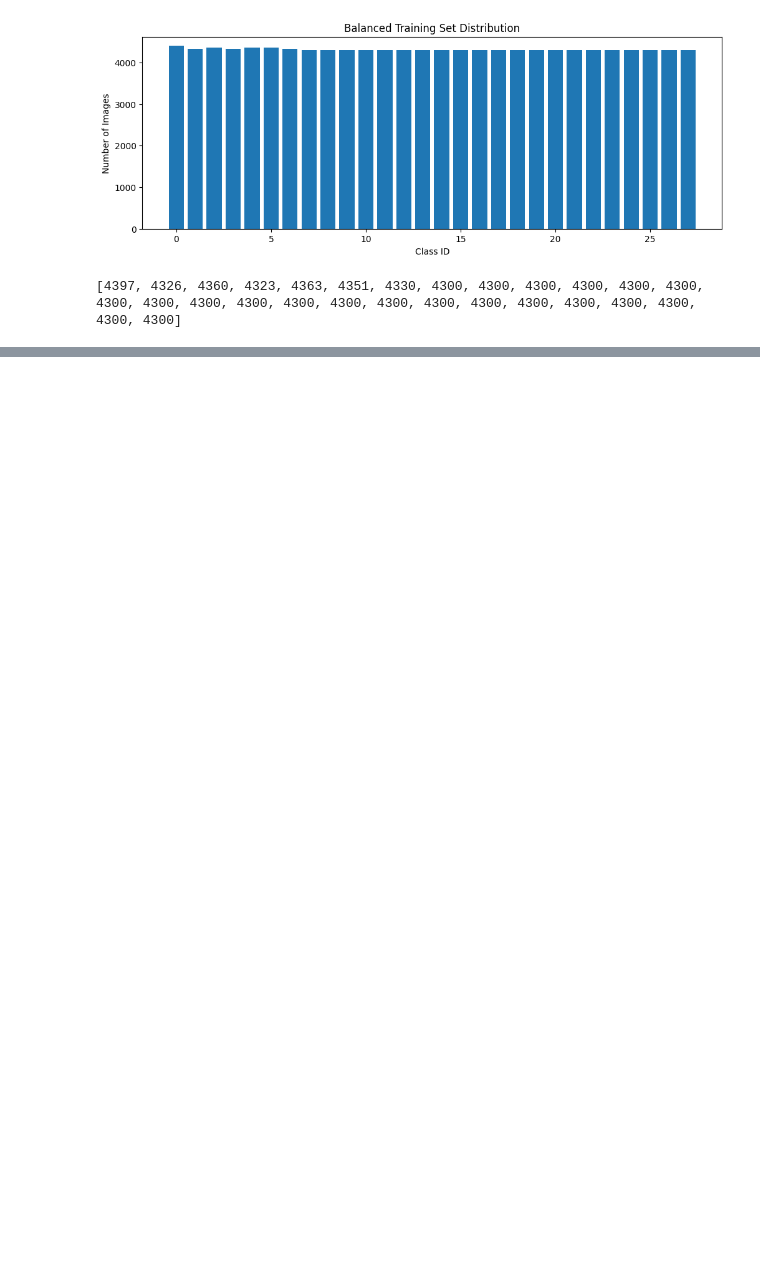
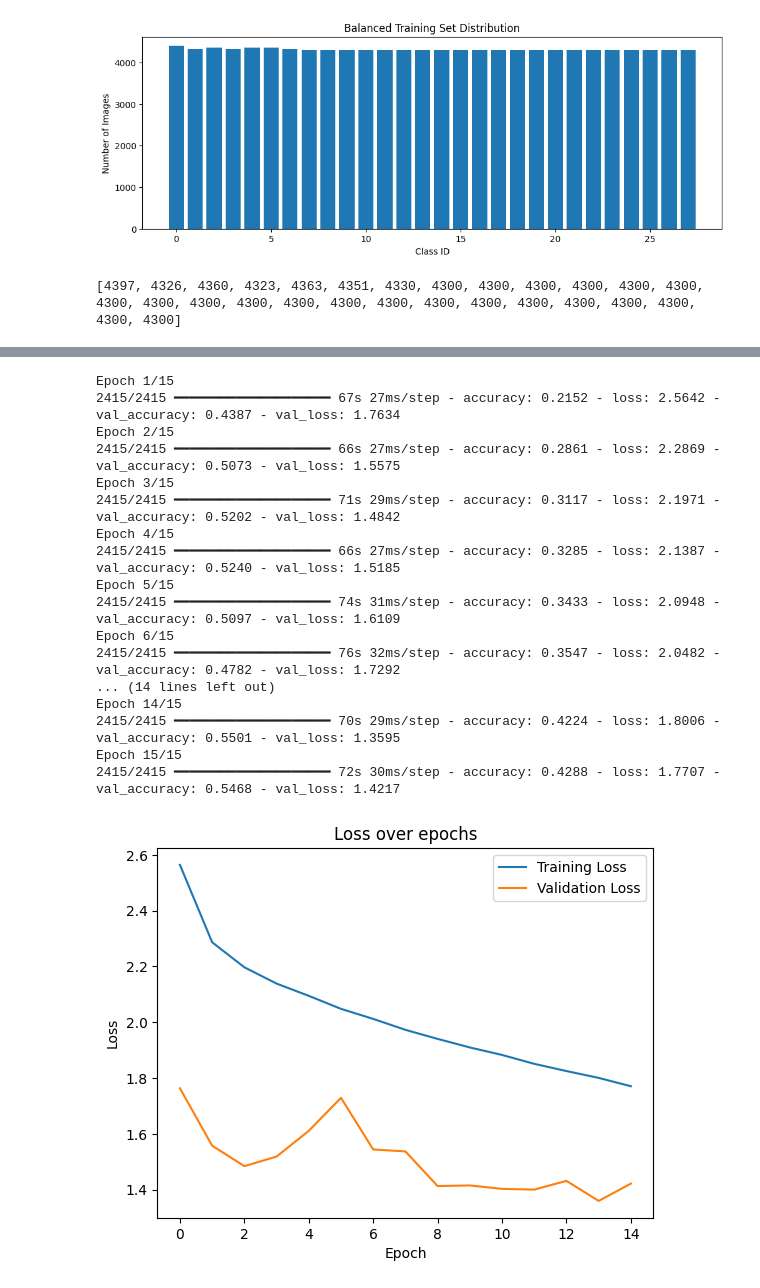
Before and after one commit to milamurphy/ML-Image-Classification, a Jupyter notebook: preprocessing.ipynb, the cells around one changed output, grey strips where cells are left out. Cells and saved outputs as stored; diff of their text form; code cells hidden in the pictures; blank space fills up the shorter version.

```diff
--- a/preprocessing.ipynb
+++ b/preprocessing.ipynb
@@ -533,0 +526,20 @@ Saved shape: (120750, 32, 32, 1) (120750,)
+# %%
+y_train_cat = to_categorical(y_train, num_classes)
+y_val_cat = to_categorical(y_val, num_classes)
+y_test_cat = to_categorical(y_test, num_classes)
+
+def leNet_model():
+    model = Sequential()
+    model.add(Conv2D(60, (5, 5), input_shape=(32,32,1),  activation='relu'))
+    model.add(MaxPooling2D(pool_size=(2,2)))
+    model.add(Conv2D(30, (3,3), activation='relu'))
+    model.add(MaxPooling2D(pool_size=(2,2)))
+    model.add(Flatten())
+    model.add(Dense(500, activation='relu'))
+    model.add(Dropout(0.5))
+    model.add(Dense(num_classes, activation='softmax'))
+    model.compile(Adam(learning_rate=0.001), loss='categorical_crossentropy', metrics=['accuracy'])
+    return model
+
+model = leNet_model()
+model.summary()
@@ -533,0 +570,51 @@ Saved shape: (120750, 32, 32, 1) (120750,)
+# %%
+batch_size = 50
+epochs = 15
+
+history = model.fit(
+    X_train, y_train_cat,
+    batch_size=batch_size,
+    epochs=epochs,
+    validation_data=(X_val, y_val_cat),
+    shuffle=True,
+    verbose=1
+)
+
+plt.plot(history.history['loss'], label='Training Loss')
+plt.plot(history.history['val_loss'], label='Validation Loss')
+plt.title('Loss over epochs')
+plt.xlabel('Epoch')
+plt.ylabel('Loss')
+plt.legend()
+plt.show()
+
+plt.plot(history.history['accuracy'], label='Training Accuracy')
+plt.plot(history.history['val_accuracy'], label='Validation Accuracy')
+plt.title('Accuracy over epochs')
+plt.xlabel('Epoch')
+plt.ylabel('Accuracy')
+plt.legend()
+plt.show()
+
+score = model.evaluate(X_test, y_test_cat, verbose=1)
+print(f"Test Loss: {score[0]:.4f}")
+print(f"Test Accuracy: {score[1]:.4f}")
+# %% [output]
+Epoch 1/15
+2415/2415 ━━━━━━━━━━━━━━━━━━━━ 67s 27ms/step - accuracy: 0.2152 - loss: 2.5642 - val_accuracy: 0.4387 - val_loss: 1.7634
+Epoch 2/15
+2415/2415 ━━━━━━━━━━━━━━━━━━━━ 66s 27ms/step - accuracy: 0.2861 - loss: 2.2869 - val_accuracy: 0.5073 - val_loss: 1.5575
+Epoch 3/15
+2415/2415 ━━━━━━━━━━━━━━━━━━━━ 71s 29ms/step - accuracy: 0.3117 - loss: 2.1971 - val_accuracy: 0.5202 - val_loss: 1.4842
+Epoch 4/15
+2415/2415 ━━━━━━━━━━━━━━━━━━━━ 66s 27ms/step - accuracy: 0.3285 - loss: 2.1387 - val_accuracy: 0.5240 - val_loss: 1.5185
+Epoch 5/15
+2415/2415 ━━━━━━━━━━━━━━━━━━━━ 74s 31ms/step - accuracy: 0.3433 - loss: 2.0948 - val_accuracy: 0.5097 - val_loss: 1.6109
+Epoch 6/15
+2415/2415 ━━━━━━━━━━━━━━━━━━━━ 76s 32ms/step - accuracy: 0.3547 - loss: 2.0482 - val_accuracy: 0.4782 - val_loss: 1.7292
+... (14 lines left out)
+Epoch 14/15
+2415/2415 ━━━━━━━━━━━━━━━━━━━━ 70s 29ms/step - accuracy: 0.4224 - loss: 1.8006 - val_accuracy: 0.5501 - val_loss: 1.3595
+Epoch 15/15
+2415/2415 ━━━━━━━━━━━━━━━━━━━━ 72s 30ms/step - accuracy: 0.4288 - loss: 1.7707 - val_accuracy: 0.5468 - val_loss: 1.4217
+[figure, added]
```
Also changed, not shown: parts of 8 cells of this notebook.
